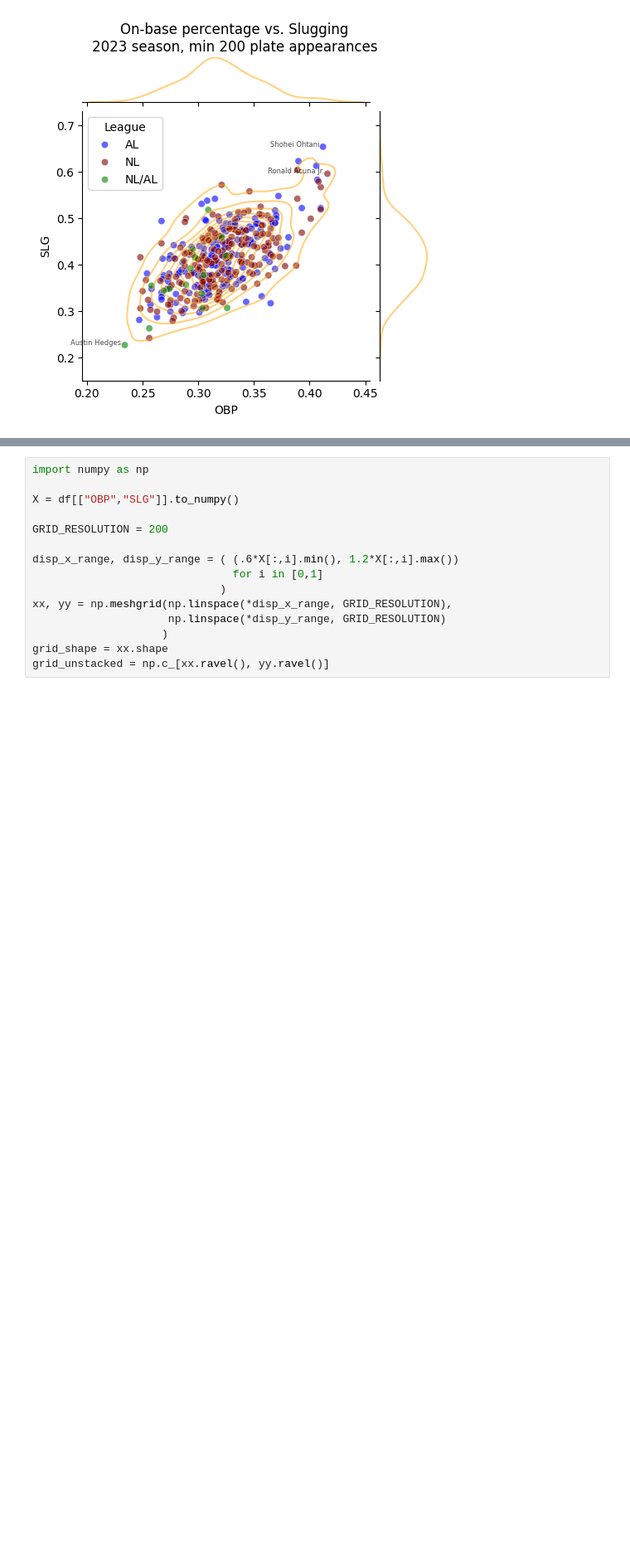
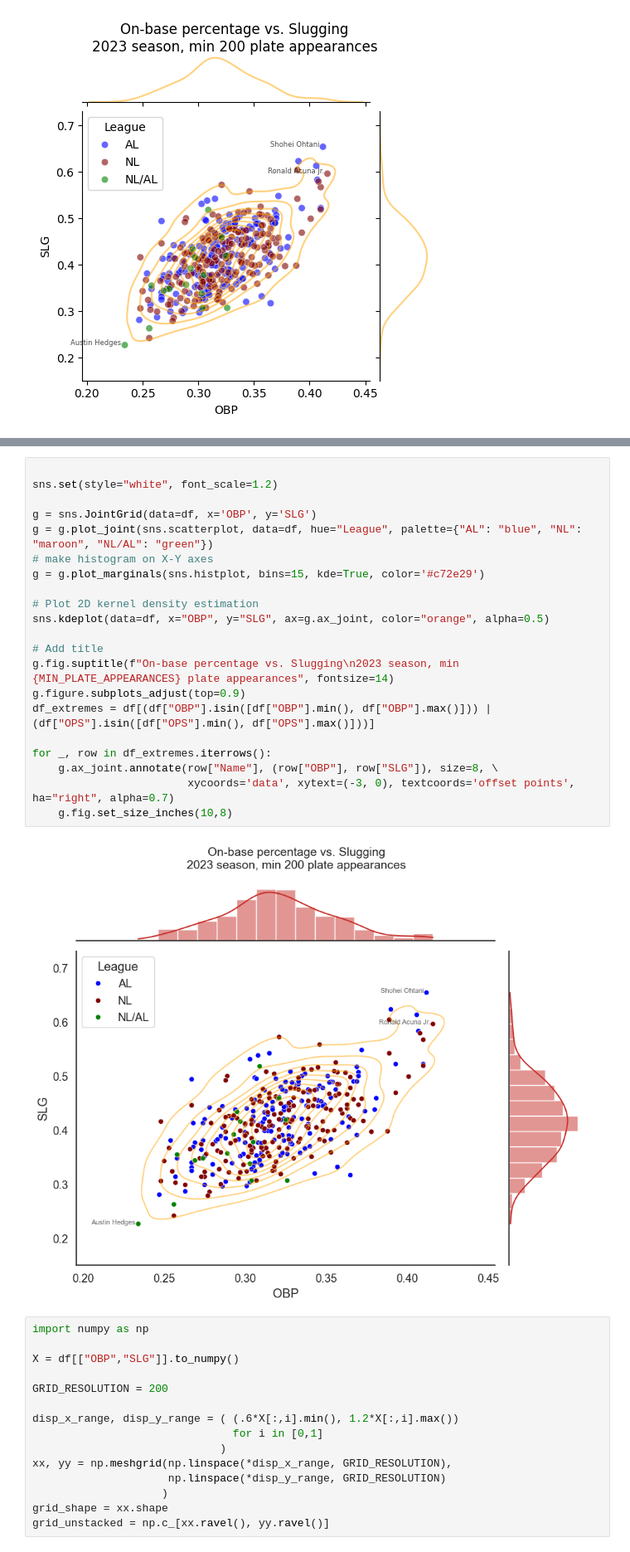
Before and after one commit to cchuang2009/2022-1, a Jupyter notebook: 2024/week6-OutlierDetection.ipynb, the cells around one changed output, grey strips where cells are left out. Shown at 83% size. Saved outputs shown, nothing was run; the diff lists cells and outputs as text; blank space fills up the shorter version.

```diff
--- a/2024/week6-OutlierDetection.ipynb
+++ b/2024/week6-OutlierDetection.ipynb
@@ -153,6 +165,29 @@ for _, row in df_extremes.iterrows():
     g.ax_joint.annotate(row["Name"], (row["OBP"], row["SLG"]), size=6, xycoords='data', xytext=(-3, 0), textcoords='offset points', ha="right", alpha=0.7)
 # %% [output]
 [figure]
+# %%
+
+sns.set(style="white", font_scale=1.2)
+
+g = sns.JointGrid(data=df, x='OBP', y='SLG')
+g = g.plot_joint(sns.scatterplot, data=df, hue="League", palette={"AL": "blue", "NL": "maroon", "NL/AL": "green"})
+# make histogram on X-Y axes
+g = g.plot_marginals(sns.histplot, bins=15, kde=True, color='#c72e29')
+
+# Plot 2D kernel density estimation
+sns.kdeplot(data=df, x="OBP", y="SLG", ax=g.ax_joint, color="orange", alpha=0.5)
+
+# Add title
+g.fig.suptitle(f"On-base percentage vs. Slugging\n2023 season, min {MIN_PLATE_APPEARANCES} plate appearances", fontsize=14)
+g.figure.subplots_adjust(top=0.9)
+df_extremes = df[(df["OBP"].isin([df["OBP"].min(), df["OBP"].max()])) | (df["OPS"].isin([df["OPS"].min(), df["OPS"].max()]))]
+
+for _, row in df_extremes.iterrows():
+    g.ax_joint.annotate(row["Name"], (row["OBP"], row["SLG"]), size=8, \
+                        xycoords='data', xytext=(-3, 0), textcoords='offset points', ha="right", alpha=0.7)
+    g.fig.set_size_inches(10,8)
+# %% [output]
+[figure, added]
 # %%
 import numpy as np
 
```
Also changed, not shown: parts of 18 cells of this notebook.
